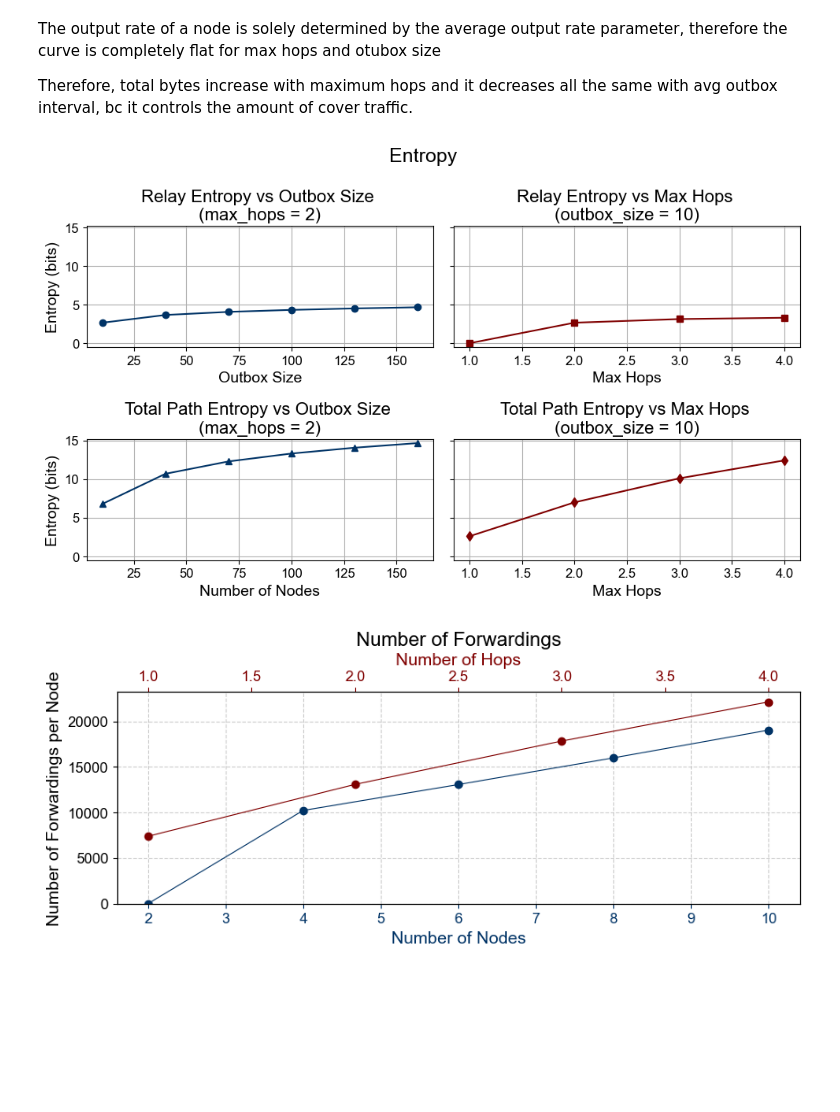
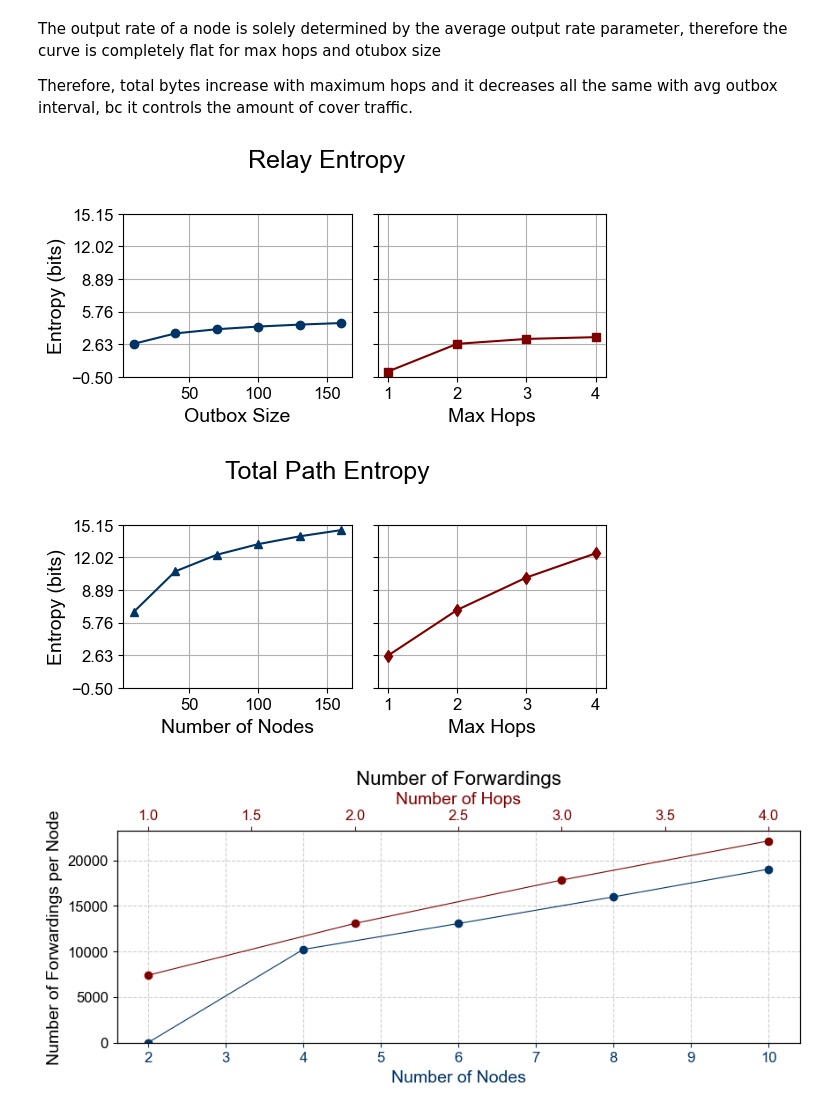
Before and after one commit to Altishofer/DFL_PeerBasedMixing, a Jupyter notebook: experiments/1_general_metrics.ipynb, the cells around one changed output. Drawn from its saved outputs; the diff is of its cells as text; code cells hidden in the pictures; blank space fills up the shorter version.

Commit message:
split entropy into two plots

```diff
--- a/experiments/1_general_metrics.ipynb
+++ b/experiments/1_general_metrics.ipynb
@@ -269,59 +267,61 @@ def total_path_entropy(outbox_size, max_hops):
     probs = [1/n_events] * n_events
     return entropy(probs)
 
 y_e_io_outbox   = [entropy_in_out(outbox, 2) for outbox in outbox_size]
 y_e_io_hops     = [entropy_in_out(10, hops) for hops in nr_hops]
 y_e_total_hops    = [total_path_entropy(outbox, 2) for outbox in outbox_size]
 y_e_total_nodes   = [total_path_entropy(hops, 6) for hops in nr_hops]
 
 all_vals = y_e_io_outbox + y_e_io_hops + y_e_total_hops + y_e_total_nodes
 max_y = max(all_vals) + 0.5
 min_y = min(all_vals) - 0.5
 
-fig, axs = plt.subplots(2, 2, figsize=(10, 6.25))
-axs = axs.flatten()  # makes indexing easier (axs[0] to axs[3])
+fig, axs = plt.subplots(1, 2, figsize=(6, 3.125))
 
-# Plot 1: entropy_path vs outbox_size (max_hops = 2)
 axs[0].plot(outbox_size, y_e_io_outbox, marker='o', color=dark_blue)
-axs[0].set_title("Relay Entropy vs Outbox Size \n(max_hops = 2)")
 axs[0].set_xlabel("Outbox Size")
 axs[0].set_ylabel("Entropy (bits)")
 axs[0].grid(True)
 axs[0].set_ylim(min_y, max_y)
+axs[0].set_yticks(np.linspace(min_y, max_y, 6))
 
-# Plot 2: entropy_path vs max_hops (outbox_size = 10)
 axs[1].plot(nr_hops, y_e_io_hops, marker='s', color=wine_red)
-axs[1].set_title("Relay Entropy vs Max Hops \n(outbox_size = 10)")
 axs[1].set_xlabel("Max Hops")
-axs[1].set_ylabel("")
 axs[1].set_yticklabels([])
 axs[1].grid(True)
 axs[1].set_ylim(min_y, max_y)
+axs[1].set_yticks(np.linspace(min_y, max_y, 6))
 
-# Plot 3: entropy_recipient vs nr_nodes (max_hops = 2)
-axs[2].plot(outbox_size, y_e_total_hops, marker='^', color=dark_blue)
-axs[2].set_title("Total Path Entropy vs Outbox Size \n(max_hops = 2)")
-axs[2].set_xlabel("Number of Nodes")
-axs[2].set_ylabel("Entropy (bits)")
-axs[2].grid(True)
-axs[2].set_ylim(min_y, max_y)
+fig.suptitle("Relay Entropy", fontsize=18)
+fig.subplots_adjust(top=0.85)
+fig.tight_layout(rect=[0, 0.03, 1, 1])
+fig.savefig(join(figure_path, "relative_entropy_relay.pdf"), bbox_inches="tight", dpi=600)
+plt.show()
 
-# Plot 4: entropy_recipient vs max_hops (nr_nodes = 6)
-axs[3].plot(nr_hops, y_e_total_nodes, marker='d', color=wine_red)
-axs[3].set_title("Total Path Entropy vs Max Hops \n(outbox_size = 10)")
-axs[3].set_xlabel("Max Hops")
-axs[3].set_yticklabels([])
-axs[3].set_ylabel("")
-axs[3].grid(True)
-axs[3].set_ylim(min_y, max_y)
+fig, axs = plt.subplots(1, 2, figsize=(6, 3.125))
 
-# Adjust layout and save
-fig.suptitle("Entropy", fontsize=18)
+axs[0].plot(outbox_size, y_e_total_hops, marker='^', color=dark_blue)
+axs[0].set_xlabel("Number of Nodes")
+axs[0].set_ylabel("Entropy (bits)")
+axs[0].grid(True)
+axs[0].set_ylim(min_y, max_y)
+axs[0].set_yticks(np.linspace(min_y, max_y, 6))
+
+axs[1].plot(nr_hops, y_e_total_nodes, marker='d', color=wine_red)
+axs[1].set_xlabel("Max Hops")
+axs[1].set_yticklabels([])
+axs[1].grid(True)
+axs[1].set_ylim(min_y, max_y)
+axs[1].set_yticks(np.linspace(min_y, max_y, 6))
+
+fig.suptitle("Total Path Entropy", fontsize=18)
+fig.subplots_adjust(top=0.85)
 fig.tight_layout(rect=[0, 0.03, 1, 1])
-fig.savefig(join(figure_path, "entropy_combined_subplots.pdf"), bbox_inches="tight", dpi=600)
+fig.savefig(join(figure_path, "total_path_entropy.pdf"), bbox_inches="tight", dpi=600)
 plt.show()
 # %% [output]
-[figure, old version]
+[figure, new version]
+[figure, added]
 # %%
 def get_nr_forwardings(df):
     max_mean = df[df["field"] == "forwarded"].groupby("node")['value'].max().mean()
```
Also changed, not shown: parts of 1 cell of this notebook, 4 other files.
